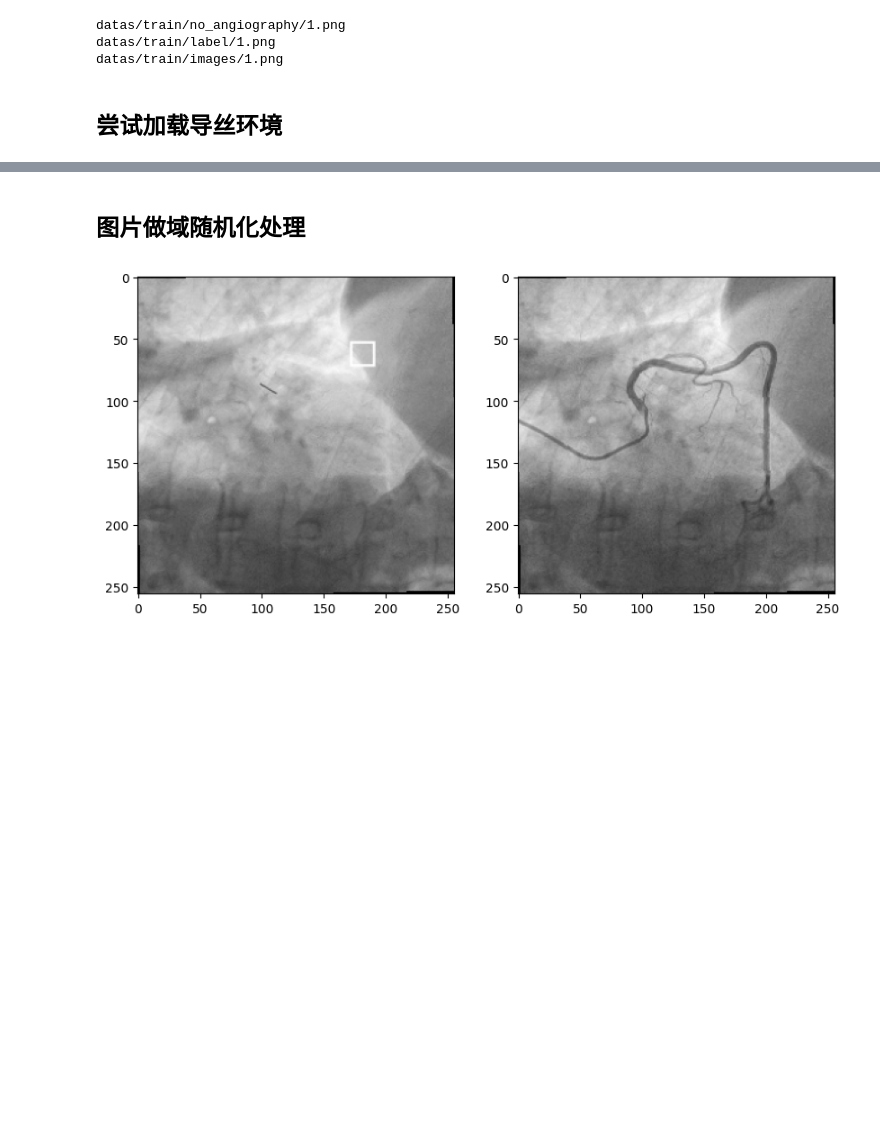
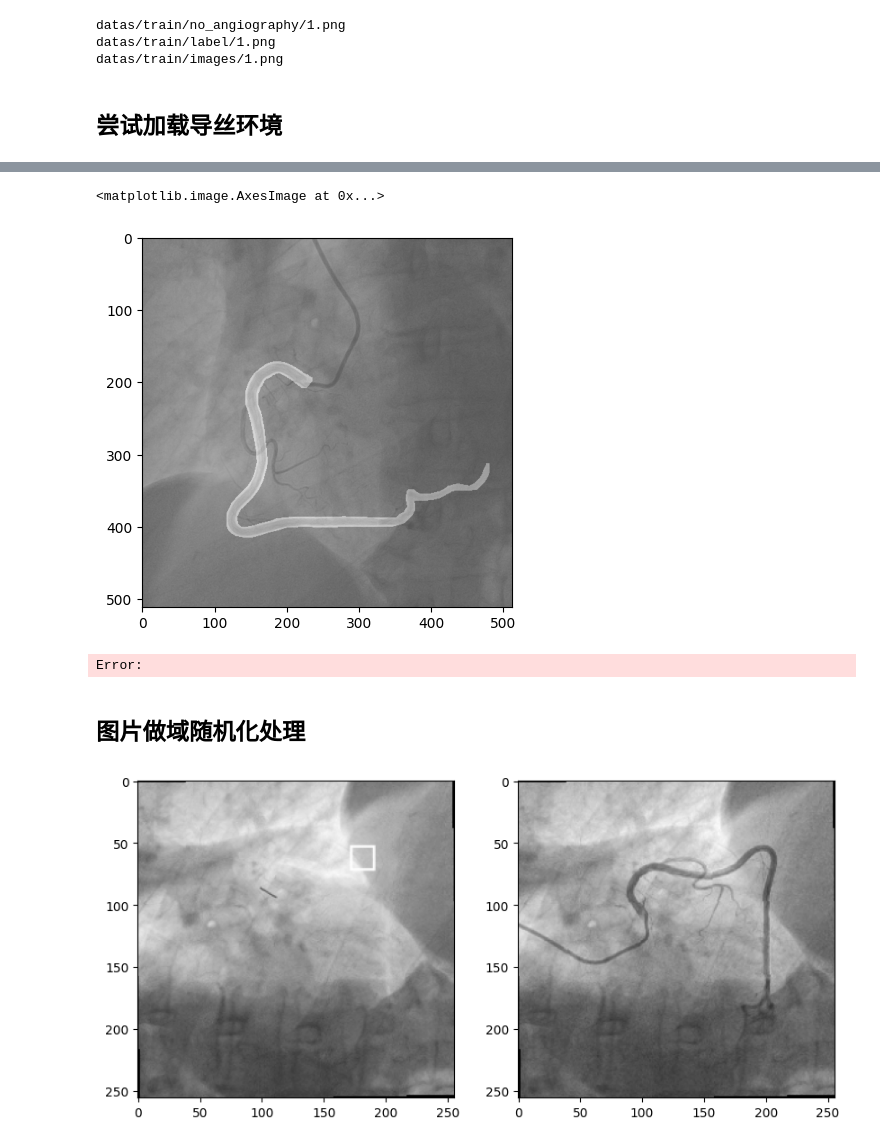
Before and after one commit to umeiko/guide-sim, a Jupyter notebook: starter.ipynb, the cells around one changed output, grey strips where cells are left out. Drawn from its saved outputs; the diff is of its cells as text; code cells hidden in the pictures; blank space fills up the shorter version.

```diff
--- a/starter.ipynb
+++ b/starter.ipynb
@@ -78,3 +84,14 @@ dual_display(img)
+# %%
+plt.imshow(surf_to_ndarray(env.mask_surf), cmap='gray', alpha=0.5)
+# env.display.blit(env.bg_surf, (0,0))
+env.display.blit(pygame.image.load("datas/train/images/1.png"), (0,0))
+plt.imshow(surf_to_ndarray(env.display), cmap='gray', alpha=0.5)
+# env.display.blit(env.reff_surf, (0,0))
+# plt.imshow(surf_to_ndarray(env.display),   cmap='gray', alpha=0.5)
+# %% [output]
+<matplotlib.image.AxesImage at 0x...>
+[figure, added]
+Error:
 # %%
 def img_ploter(states:np.ndarray, titles:list) -> plt.Figure:
     """将状态画成图，用于暂存到tensorboard中"""
```
Also changed, not shown: parts of 17 cells of this notebook, 4 other files.
